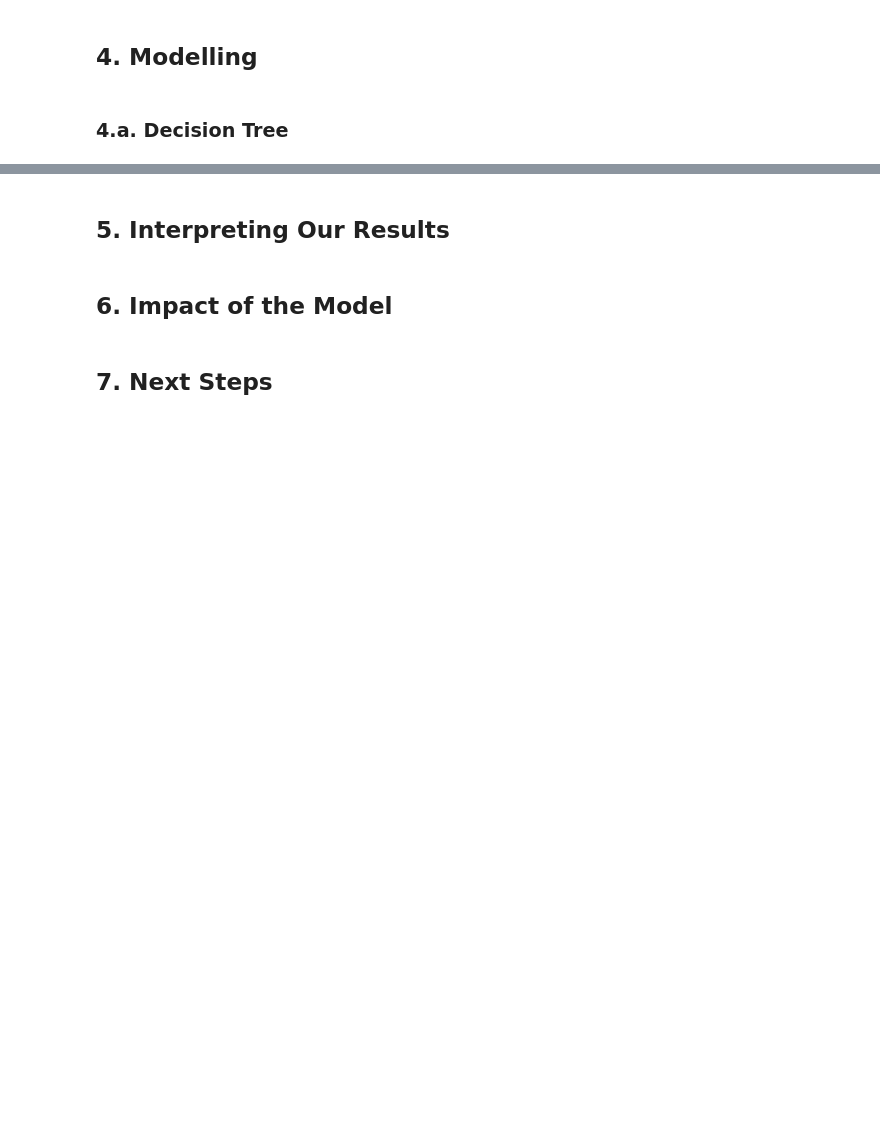
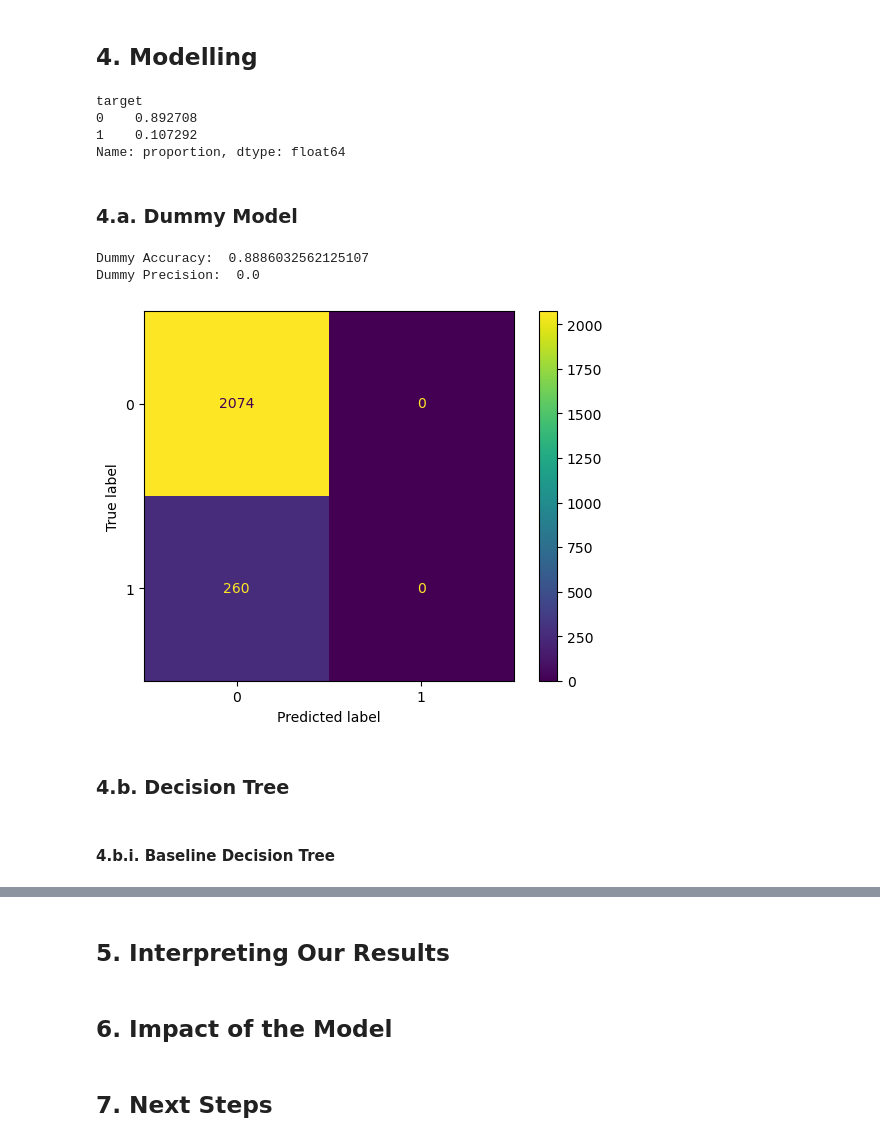
Before and after one commit to natehiatt/covid_vax_project, a Jupyter notebook: Final.ipynb, the cells around one changed output, grey strips where cells are left out. Saved outputs shown, nothing was run; the diff lists cells and outputs as text; code cells hidden in the pictures; blank space fills up the shorter version.

```diff
--- a/Final.ipynb
+++ b/Final.ipynb
@@ -1085,0 +1107,12 @@ df.to_csv('data/cleaned_data.csv', sep=',', index=False)
+# %%
+y = df['target']
+X = df.drop(['target', 'County_with_State', 'Date', 'Series_Complete_Pop_Pct'], axis=1)
+
+y.value_counts(normalize=True)
+# %% [output]
+target
+0    0.892708
+1    0.107292
+Name: proportion, dtype: float64
+# %%
+X_train, X_test, y_train, y_test = train_test_split(X, y, random_state=1)
@@ -1086,2 +1158,23 @@ df.to_csv('data/cleaned_data.csv', sep=',', index=False)
+# %% [markdown]
+### 4.a. Dummy Model
+# %%
+dummy_model = DummyClassifier(strategy='most_frequent')
+dummy_model.fit(X_train, y_train)
+
+dummy_accuracy = dummy_model.score(X_train, y_train)
+dummy_precision = precision_score(y_train, dummy_model.predict(X_train))
+
+print('Dummy Accuracy: ', dummy_accuracy)
+print('Dummy Precision: ', dummy_precision)
+# %% [output]
+Dummy Accuracy:  0.8886032562125107
+Dummy Precision:  0.0
+# %%
+dummy_cm = confusion_matrix(y_train, dummy_model.predict(X_train))
+ConfusionMatrixDisplay(dummy_cm).plot();
+# %% [output]
+[figure, added]
 # %% [markdown]
-### 4.a. Decision Tree
+### 4.b. Decision Tree
+# %% [markdown]
+#### 4.b.i. Baseline Decision Tree
```
Also changed, not shown: parts of 8 cells of this notebook.
